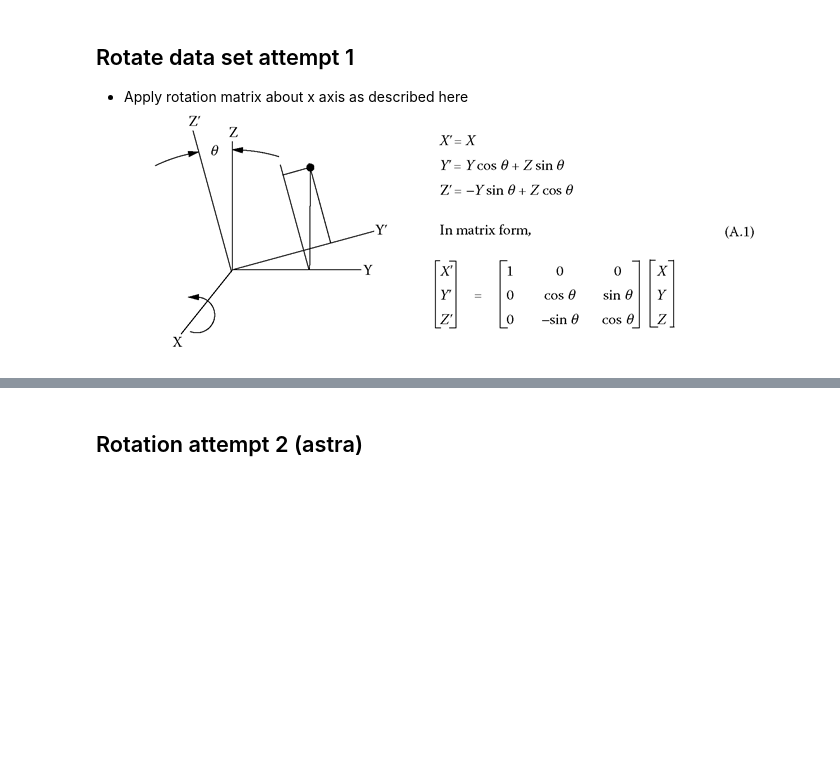
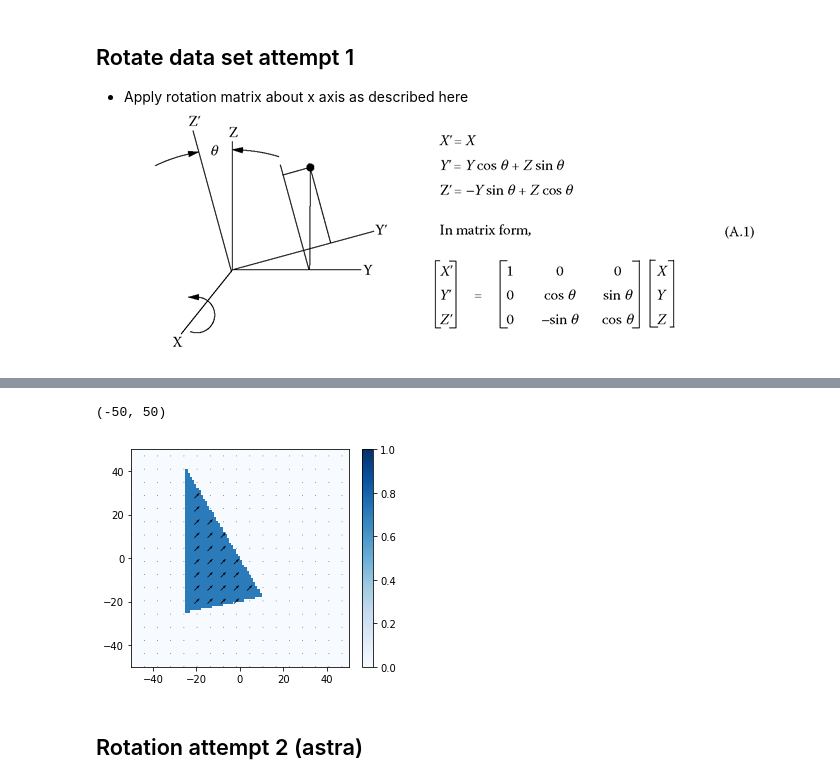
Before and after one commit to grlewis333/phd-work, a Jupyter notebook: holo-sim.ipynb, the cells around one changed output, grey strips where cells are left out. Cells and saved outputs as stored; diff of their text form; code cells hidden in the pictures; blank space fills up the shorter version.

```diff
--- a/holo-sim.ipynb
+++ b/holo-sim.ipynb
@@ -485,0 +493,31 @@ NameError: name 'rotation3d' is not defined
+# %%
+rot_switch=False
+if rot_switch == True:
+    a, b, c, f, g, h = Xr, Yr, Zr, MXr, MYr, MZr
+#     mx_proj = np.flipud(np.mean(f,axis=0))
+#     my_proj = np.flipud(np.mean(g,axis=0))
+#     x_proj = np.mean(a,axis=0).T
+#     y_proj = np.flipud(np.mean(b,axis=0).T)
+else:
+    a, b, c, f, g, h = X, Y, Z, MX, MY, MZ
+    mx_proj = np.mean(f,axis=2)
+    my_proj = np.mean(g,axis=2)
+    x_proj = np.mean(a,axis=2)
+    y_proj = np.mean(b,axis=2)
+
+mx_proj = np.mean(f,axis=2)
+my_proj = np.mean(g,axis=2)
+x_proj = np.mean(a,axis=2)
+y_proj = np.mean(b,axis=2)
+
+
+s=6
+%matplotlib inline
+fig = plt.figure()
+plt.quiver(x_proj[::s,::s], y_proj[::s,::s], mx_proj[::s,::s], my_proj[::s,::s], scale=20, pivot='mid')
+pos = plt.imshow(np.hypot(mx_proj,my_proj),extent=[-50,50, -50,50],cmap='Blues',origin='lower', vmin=0, vmax=1)
+clb = fig.colorbar(pos,fraction=0.046, pad=0.04)
+plt.ylim([-50,50])
+# %% [output]
+(-50, 50)
+[figure, added]
```
Also changed, not shown: parts of 13 cells of this notebook.
